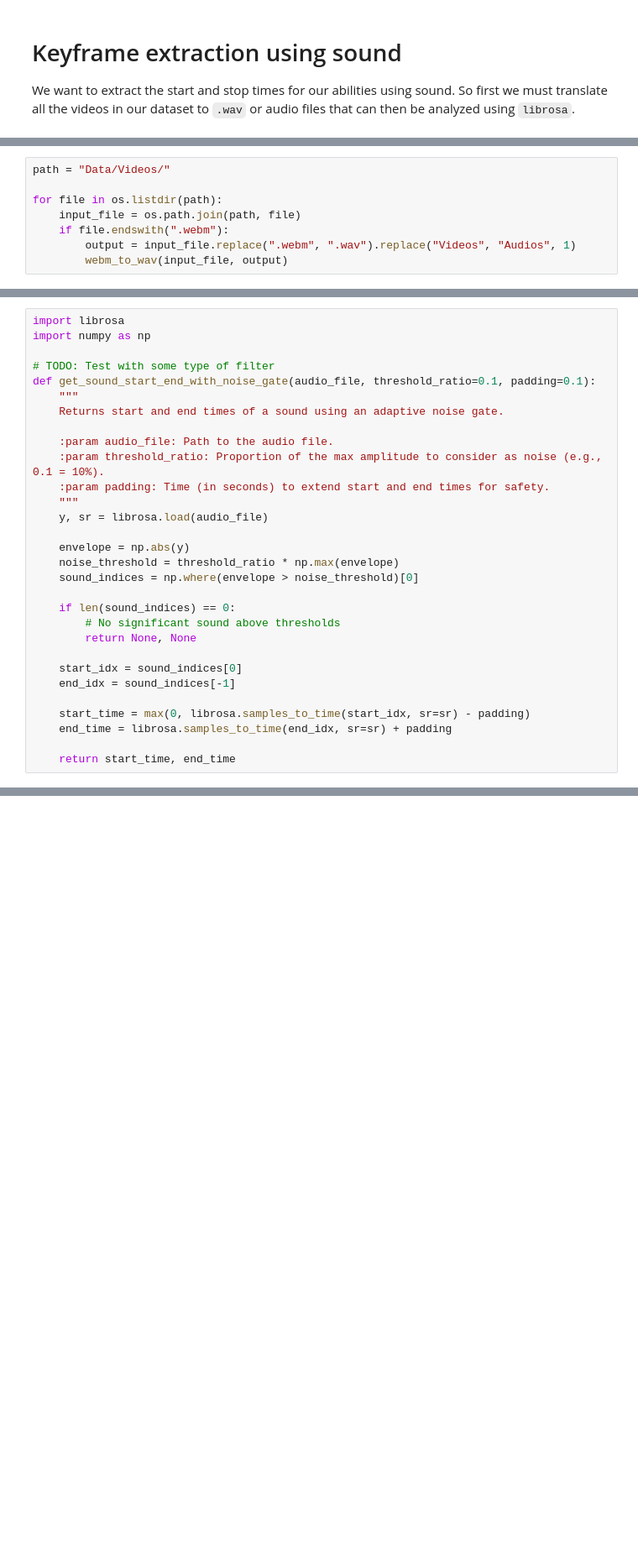
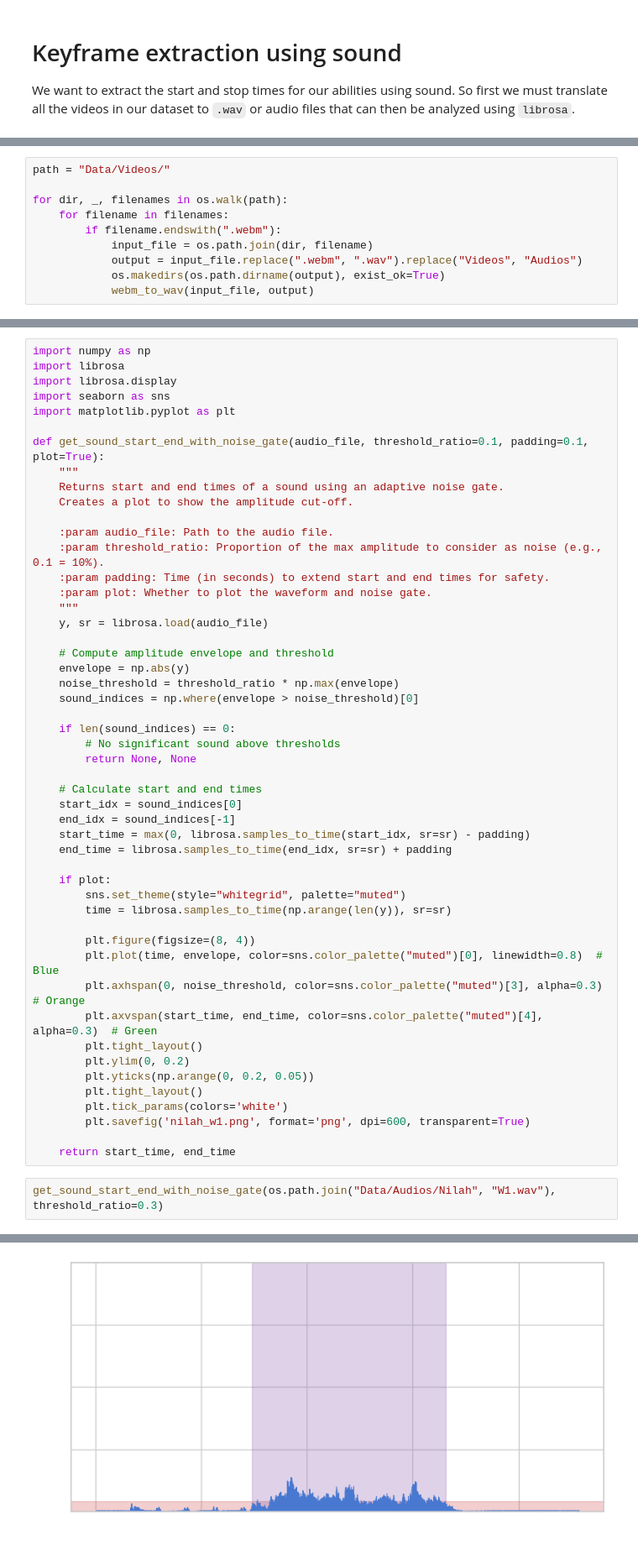
Before and after one commit to Igauk/VFX_testing, a Jupyter notebook: sound_timing_extraction.ipynb, the cells around one changed output, grey strips where cells are left out. Shown at 84% size. Drawn from its saved outputs; the diff is of its cells as text; blank space fills up the shorter version.

```diff
--- a/sound_timing_extraction.ipynb
+++ b/sound_timing_extraction.ipynb
@@ -48,9 +47,11 @@ def webm_to_wav(input_file, output_file, timeout=1):
 # %%
 path = "Data/Videos/"
 
-for file in os.listdir(path):
-    input_file = os.path.join(path, file)
-    if file.endswith(".webm"):
-        output = input_file.replace(".webm", ".wav").replace("Videos", "Audios", 1)
-        webm_to_wav(input_file, output)
+for dir, _, filenames in os.walk(path):
+    for filename in filenames:
+        if filename.endswith(".webm"):
+            input_file = os.path.join(dir, filename)
+            output = input_file.replace(".webm", ".wav").replace("Videos", "Audios")
+            os.makedirs(os.path.dirname(output), exist_ok=True)
+            webm_to_wav(input_file, output)
 # %% [output]
@@ -74,18 +75,23 @@ Timeout: Conversion of Data/Videos/Quinn_W.webm took longer than 1 seconds.
 # %%
+import numpy as np
 import librosa
-import numpy as np
+import librosa.display
+import seaborn as sns
+import matplotlib.pyplot as plt
 
-# TODO: Test with some type of filter
-def get_sound_start_end_with_noise_gate(audio_file, threshold_ratio=0.1, padding=0.1):
+def get_sound_start_end_with_noise_gate(audio_file, threshold_ratio=0.1, padding=0.1, plot=True):
     """
     Returns start and end times of a sound using an adaptive noise gate.
+    Creates a plot to show the amplitude cut-off.
 
     :param audio_file: Path to the audio file.
     :param threshold_ratio: Proportion of the max amplitude to consider as noise (e.g., 0.1 = 10%).
     :param padding: Time (in seconds) to extend start and end times for safety.
+    :param plot: Whether to plot the waveform and noise gate.
     """
     y, sr = librosa.load(audio_file)
 
+    # Compute amplitude envelope and threshold
     envelope = np.abs(y)
     noise_threshold = threshold_ratio * np.max(envelope)
     sound_indices = np.where(envelope > noise_threshold)[0]
@@ -94,10 +100,28 @@ def get_sound_start_end_with_noise_gate(audio_file, threshold_ratio=0.1, padding
         # No significant sound above thresholds
         return None, None
 
+    # Calculate start and end times
     start_idx = sound_indices[0]
     end_idx = sound_indices[-1]
-
     start_time = max(0, librosa.samples_to_time(start_idx, sr=sr) - padding)
     end_time = librosa.samples_to_time(end_idx, sr=sr) + padding
 
+    if plot:
+        sns.set_theme(style="whitegrid", palette="muted")
+        time = librosa.samples_to_time(np.arange(len(y)), sr=sr)
+
+        plt.figure(figsize=(8, 4))
+        plt.plot(time, envelope, color=sns.color_palette("muted")[0], linewidth=0.8)  # Blue
+        plt.axhspan(0, noise_threshold, color=sns.color_palette("muted")[3], alpha=0.3)  # Orange
+        plt.axvspan(start_time, end_time, color=sns.color_palette("muted")[4], alpha=0.3)  # Green
+        plt.tight_layout()
+        plt.ylim(0, 0.2)
+        plt.yticks(np.arange(0, 0.2, 0.05))
+        plt.tight_layout()
+        plt.tick_params(colors='white')
+        plt.savefig('nilah_w1.png', format='png', dpi=600, transparent=True)
+
     return start_time, end_time
+# %%
+get_sound_start_end_with_noise_gate(os.path.join("Data/Audios/Nilah", "W1.wav"), threshold_ratio=0.3)
+# %% [output]
@@ -104,3 +129,4 @@ def get_sound_start_end_with_noise_gate(audio_file, threshold_ratio=0.1, padding
+[figure, added]
 # %%
 AUDIO_PATH = "Data/Audios/"
 threshold_ratio = 0.05
```
Also changed, not shown: parts of 10 cells of this notebook, 11 other files.
